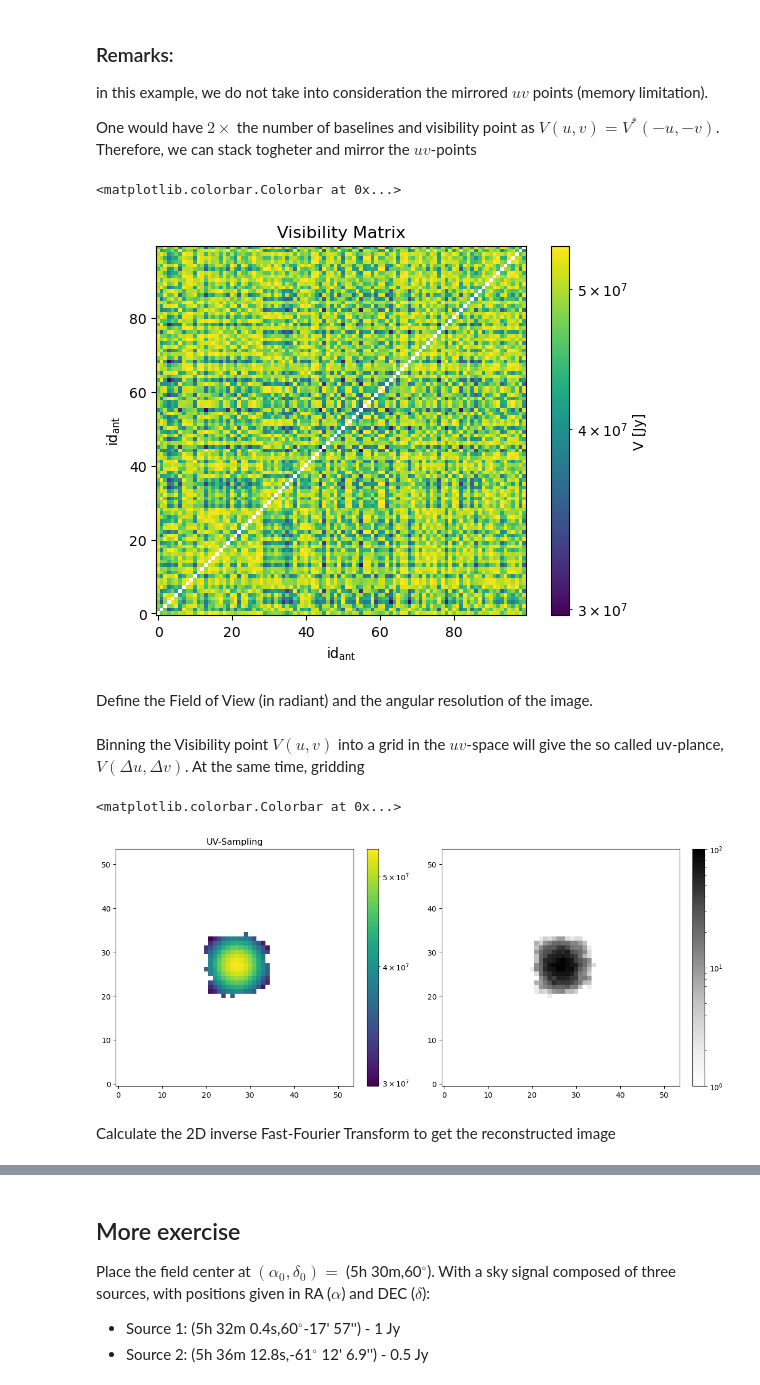
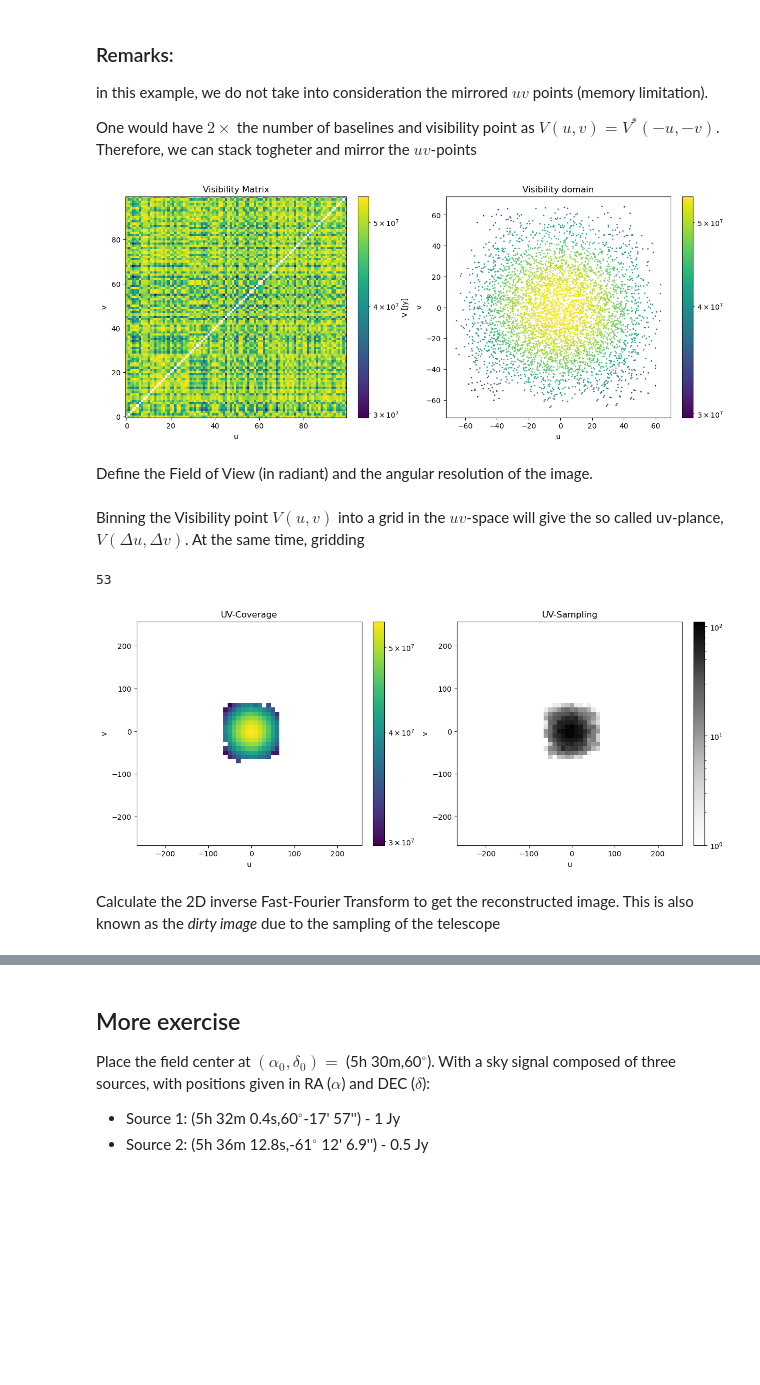
Before and after one commit to anawas/tutorial_interferometry, a Jupyter notebook: 5_more_interferometry.ipynb, the cells around one changed output, grey strips where cells are left out. Saved outputs shown, nothing was run; the diff lists cells and outputs as text; code cells hidden in the pictures; blank space fills up the shorter version.

```diff
--- a/5_more_interferometry.ipynb
+++ b/5_more_interferometry.ipynb
@@ -154,13 +154,13 @@ for i_b in tqdm(range(N_B)):
     ii, jj = pair_comb[i_b]
 
     # calculate the distance between antennas in unit of wavelength
-    bl = (xyz_coord[ii]-xyz_coord[jj])
+    bl = (xyz_coord[ii]-xyz_coord[jj]) / lam
 
     # store baseline (in uv-coordinates)
     baselines_coord[i_b] = bl
 
     # calculate fringe patter
-    fringe_pattern = np.exp(-2j * np.pi * np.dot(bl, lmn_coord.T) / lam)
+    fringe_pattern = np.exp(-2j * np.pi * np.dot(bl, lmn_coord.T))
 
     # discrete integration
     V[i_b] = np.sum(I_sky[...,None].reshape(-1) * fringe_pattern)
@@ -171,8 +171,8 @@ for i_b in tqdm(range(N_B)):
 # pairs are only for one corner
 V_matrix = V_matrix + np.conj(V_matrix.T)
 
-# define the length of the largest baseline
-max_baseline_length = np.linalg.norm(baselines_coord, axis=1).max() * u.m
+# define the length of the largest distance between pair of antenna
+max_baseline_length = np.linalg.norm(baselines_coord, axis=1).max() * lam
 
 # print the baseline and sky lmn-coordinates shape
 print(baselines_coord.shape, lmn_coord.shape)
@@ -184,12 +184,19 @@ in this example, we do not take into consideration the mirrored $uv$ points (mem
 
 One would have $2\times$ the number of baselines and visibility point as $V(u, v) = V^*(-u, -v)$. Therefore, we can stack togheter and mirror the $uv$-points
 # %%
-plt.title('Visibility Matrix')
-plt.imshow(V_matrix, origin='lower', cmap='viridis', norm=LogNorm())
-plt.xlabel(r'id$_\mathrm{ant}$'), plt.ylabel(r'id$_\mathrm{ant}$')
-plt.colorbar(label='V [Jy]')
+fig, axs = plt.subplots(figsize=(12, 5), ncols=2, nrows=1, constrained_layout=True)
+
+# plot reconstructed image
+axs[0].set_title('Visibility Matrix')
+im = axs[0].imshow(V_matrix, origin='lower', cmap='viridis', norm=LogNorm())
+axs[0].set_xlabel(r'id$_\mathrm{ant}$'), axs[0].set_ylabel(r'id$_\mathrm{ant}$')
+plt.colorbar(im, ax=axs[0], label='V [Jy]')
+
+axs[1].set_title('Visibility domain')
+im = axs[1].scatter(x=baselines_coord[:,0], y=baselines_coord[:,1], c=V.real, s=1, norm=LogNorm())
+plt.colorbar(im, ax=axs[1])
+
+for ax in axs:
+    ax.set_xlabel('u'), ax.set_ylabel('v')
 # %% [output]
-<matplotlib.colorbar.Colorbar at 0x...>
-[figure, old version]
+[figure, new version]
-# %% [markdown]
-Define the Field of View (in radiant) and the angular resolution of the image.
@@ -199,2 +203,2 @@ angl_res = lam / max_baseline_length
-# %% [markdown]
-Binning the Visibility point $V(u,v)$ into a grid in the $uv$-space will give the so called uv-plance, $V(\Delta u,\Delta v)$. At the same time, gridding
+# %% [markdown]
+Define the Field of View (in radiant) and the angular resolution of the image.
@@ -201,7 +208,10 @@ Binning the Visibility point $V(u,v)$ into a grid in the $uv$-space will give th
+# %% [markdown]
+Binning the Visibility point $V(u,v)$ into a grid in the $uv$-space will give the so called uv-plance, $V(\Delta u,\Delta v)$. At the same time, gridding
 # %%
-UMAX = 800
-URES = 1. / FoV
+UMAX = 267.
+URES = 5.
 USIZE = int(UMAX / URES)
+print(USIZE)
 
 u_bin = np.linspace(-UMAX, UMAX, USIZE, endpoint=False)
 
@@ -213,22 +223,26 @@ uv_sampl = stats.binned_statistic_2d(x=baselines_coord[:,0], y=baselines_coord[:
                                      values=None, statistic='count', bins=[u_bin, u_bin]).statistic
 
 uv_plane /= np.where(uv_sampl > 0, uv_sampl, 1)
+# %% [output]
+53
 # %%
 fig, axs = plt.subplots(figsize=(12, 5), ncols=2, nrows=1, constrained_layout=True)
 
 # plot reconstructed image
 axs[0].set_title('UV-Coverage')
-im = axs[0].imshow(uv_plane, norm=LogNorm(), cmap='viridis', origin='lower')
+im = axs[0].pcolormesh(u_bin, u_bin, uv_plane, norm=LogNorm(), cmap='viridis')
 plt.colorbar(im, ax=axs[0])
 
-axs[0].set_title('UV-Sampling')
-im = axs[1].imshow(uv_sampl, norm=LogNorm(), cmap='Greys', origin='lower')
+axs[1].set_title('UV-Sampling')
+im = axs[1].pcolormesh(u_bin, u_bin, uv_sampl, norm=LogNorm(), cmap='Greys')
 plt.colorbar(im, ax=axs[1])
+
+for ax in axs:
+    ax.set_xlabel('u'), ax.set_ylabel('v')
 # %% [output]
-<matplotlib.colorbar.Colorbar at 0x...>
-[figure, old version]
+[figure, new version]
 # %% [markdown]
-Calculate the 2D inverse Fast-Fourier Transform to get the reconstructed image
+Calculate the 2D inverse Fast-Fourier Transform to get the reconstructed image. This is also known as the _dirty image_ due to the sampling of the telescope
 # %%
 I_sky_reconstruct = np.fft.ifft2(uv_plane)
 I_sky_reconstruct = np.fft.fftshift(np.abs(I_sky_reconstruct))
```
Also changed, not shown: parts of 5 cells of this notebook.
